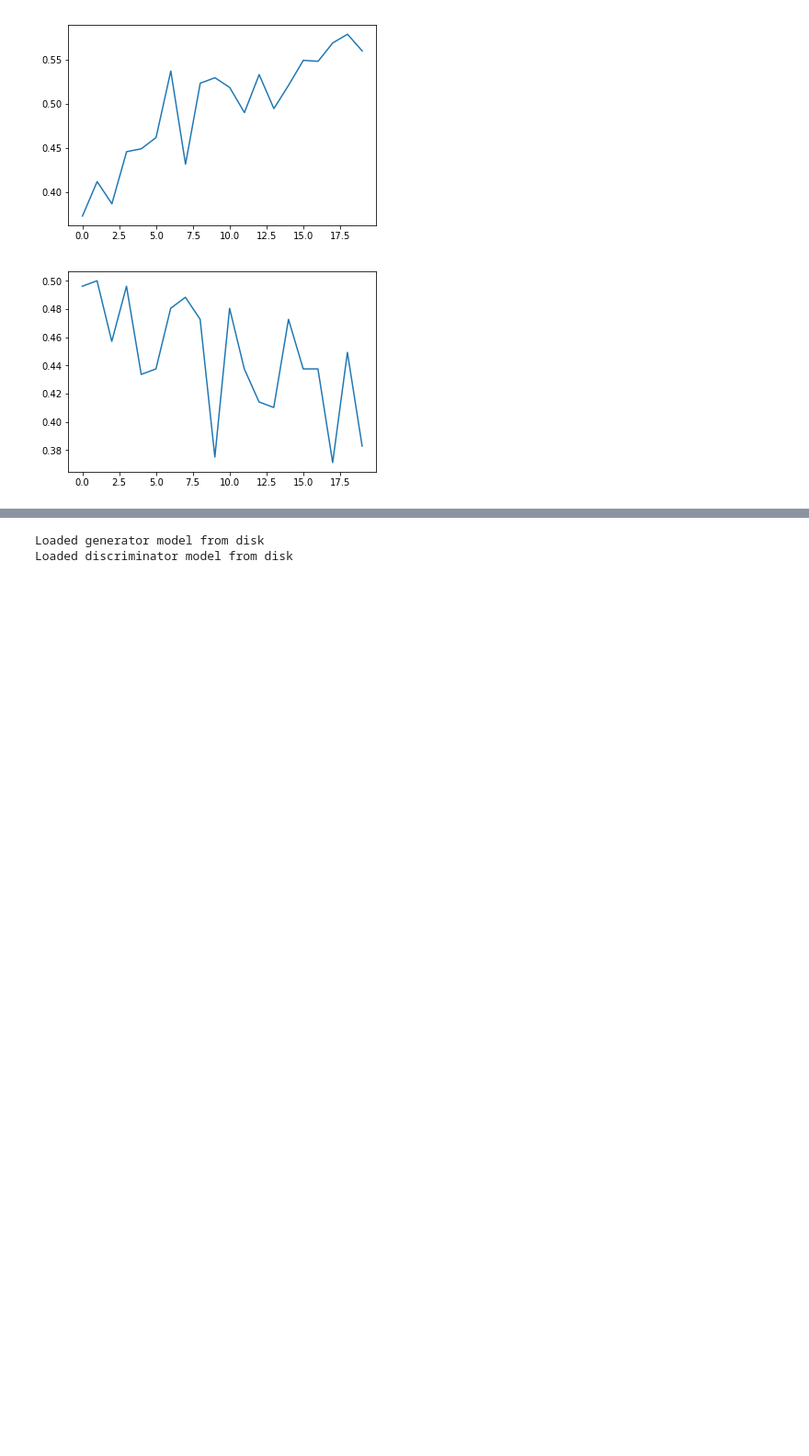
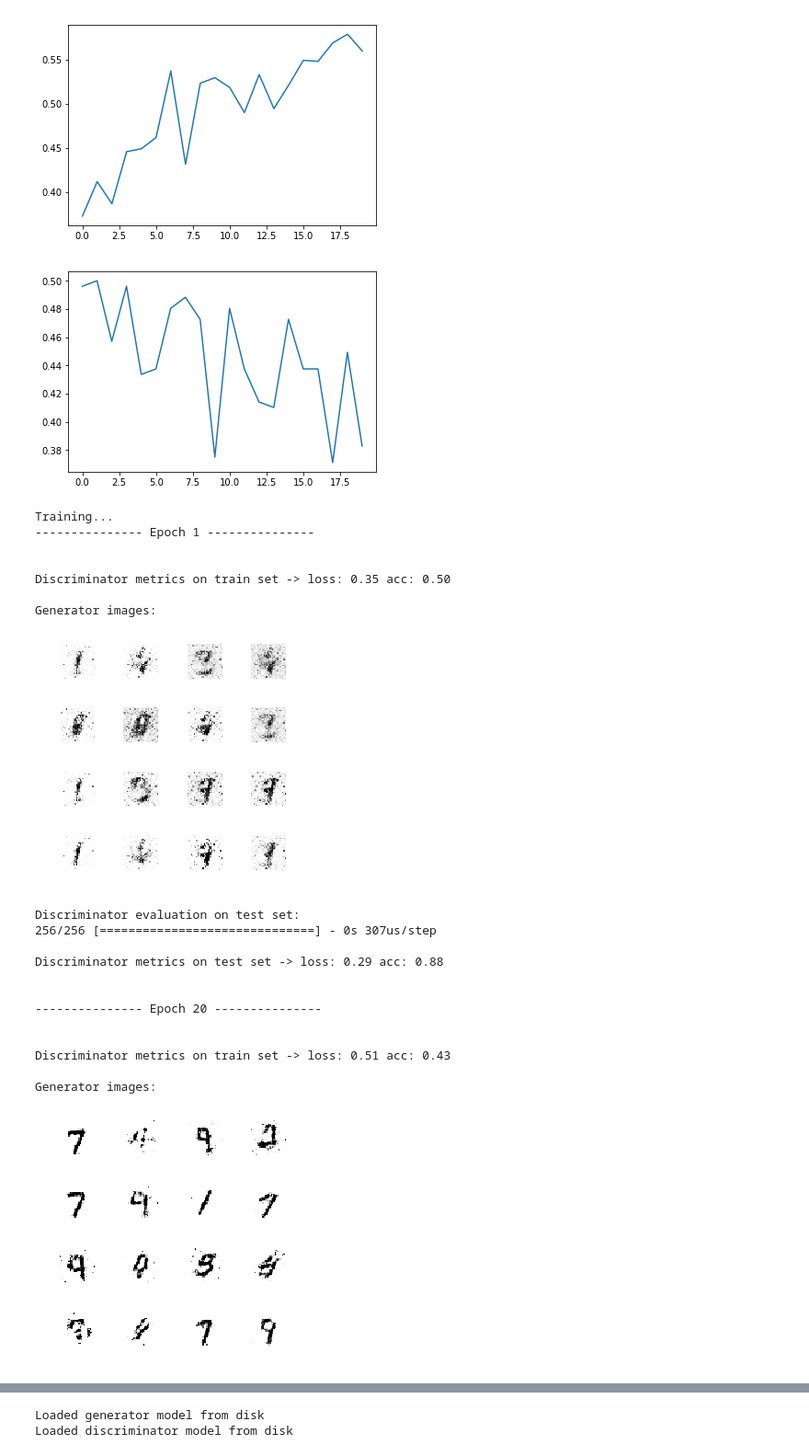
Before and after one commit to miguelfmc/keras-tutorial-GAN, a Jupyter notebook: KerasGAN.ipynb, the cells around one changed output, grey strips where cells are left out. Shown at 92% size. Drawn from its saved outputs; the diff is of its cells as text; code cells hidden in the pictures; blank space fills up the shorter version.

```diff
--- a/KerasGAN.ipynb
+++ b/KerasGAN.ipynb
@@ -305,3 +305,31 @@ plt.plot(d_loss_B[1])
 [<matplotlib.lines.Line2D at 0x...>]
 [figure]
 [figure]
+# %%
+n_epochs = 20
+batch_size = 128
+# %%
+random_dim = 10
+discriminator, generator, gan, discriminator_history, gan_history = train(n_epochs, batch_size)
+# %% [output]
+Training...
+--------------- Epoch 1 ---------------
+
+
+Discriminator metrics on train set -> loss: 0.35 acc: 0.50
+
+Generator images:
+[figure, added]
+Discriminator evaluation on test set:
+256/256 [==============================] - 0s 307us/step
+
+Discriminator metrics on test set -> loss: 0.29 acc: 0.88
+
+
+--------------- Epoch 20 ---------------
+
+
+Discriminator metrics on train set -> loss: 0.51 acc: 0.43
+
+Generator images:
+[figure, added]
```
Also changed, not shown: parts of 17 cells of this notebook.
